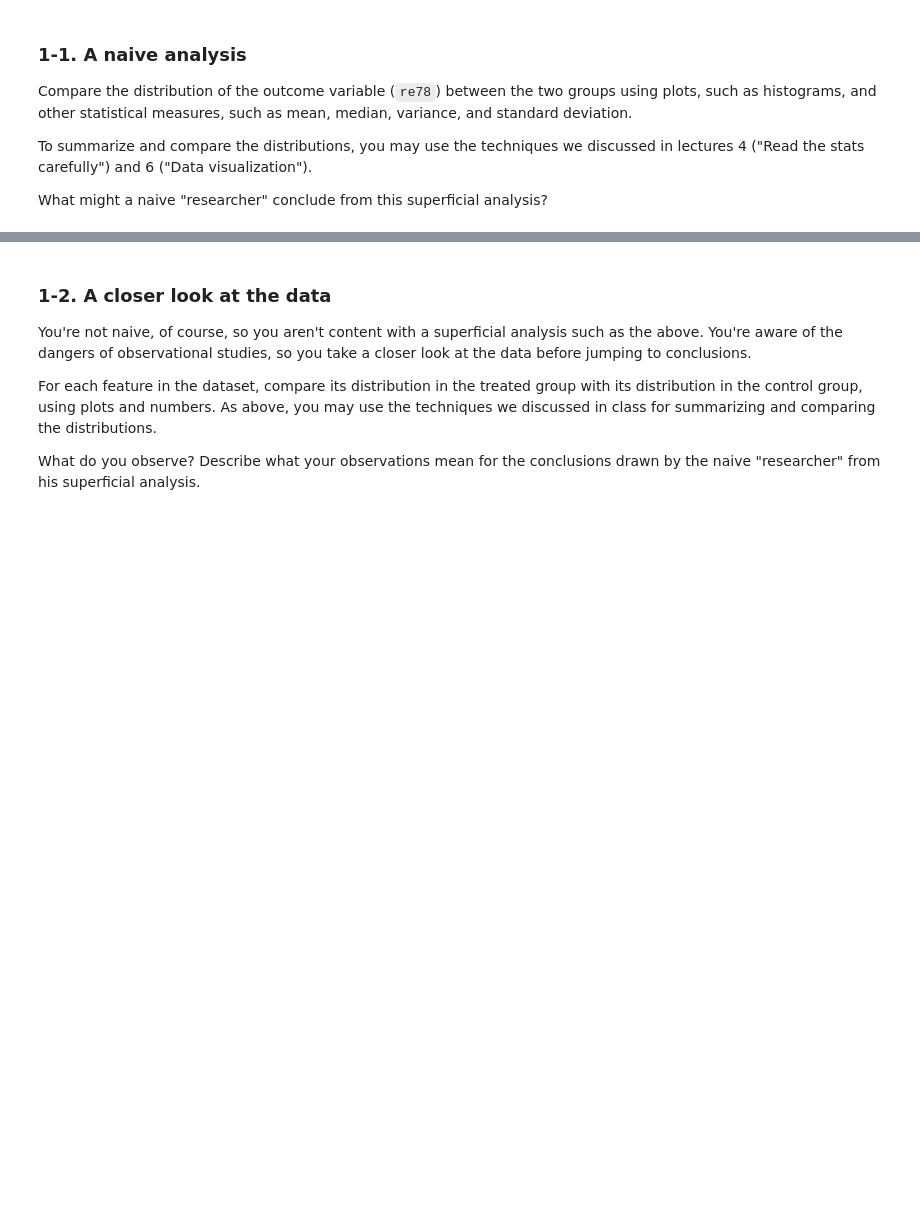
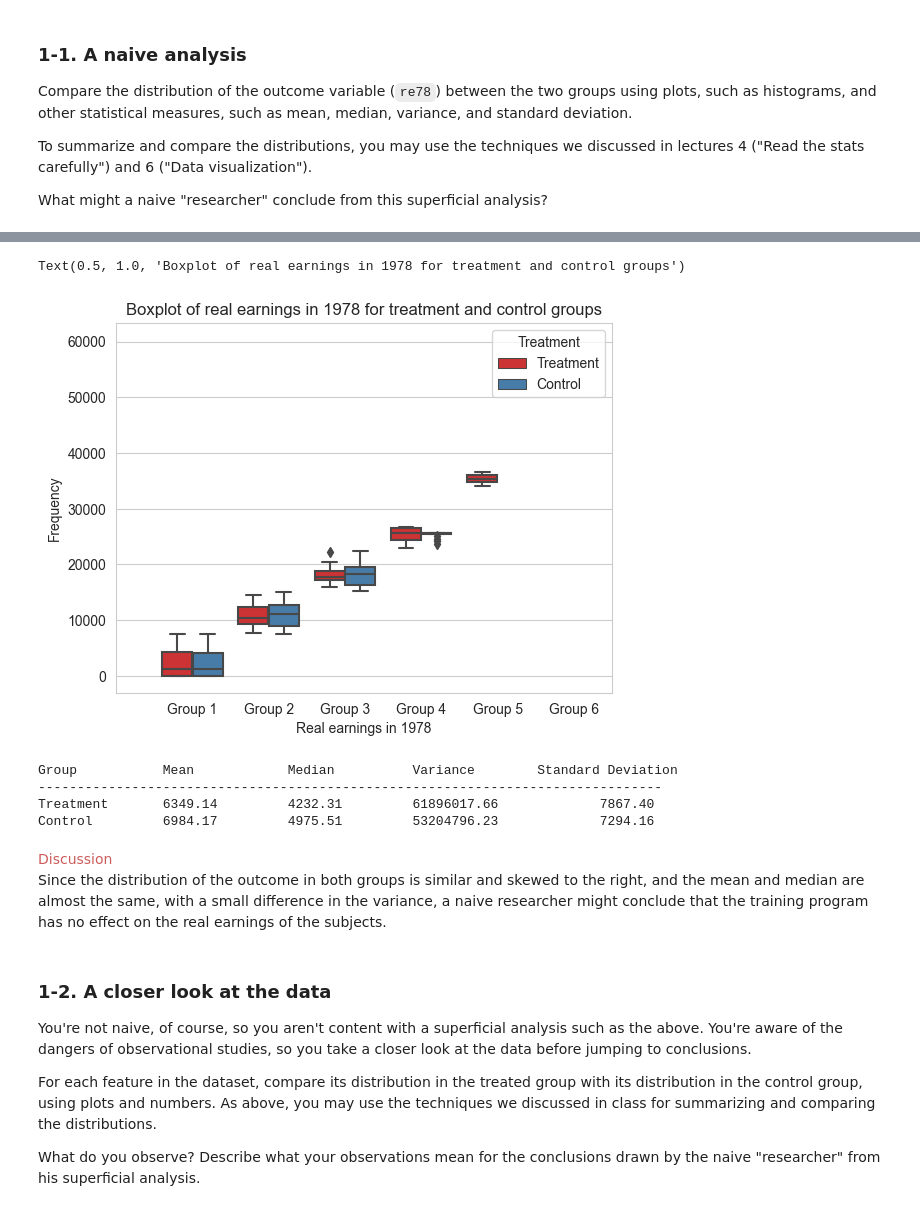
Before and after one commit to amirsoleix/exploratory-data-analysis, a Jupyter notebook: EDA-notebook.ipynb, the cells around one changed output, grey strips where cells are left out. Drawn from its saved outputs; the diff is of its cells as text; code cells hidden in the pictures; blank space fills up the shorter version.

```diff
--- a/EDA-notebook.ipynb
+++ b/EDA-notebook.ipynb
@@ -43,3 +88,37 @@ What might a naive "researcher" conclude from this superficial analysis?
+# %%
+# Make a column and classify the real earnings in 78 into 10 categories
+df_copy = df.copy()
+df_copy['re78_cat'] = pd.cut(df_copy['re78'], bins=8, labels=range(1, 9))
+df_copy.rename(columns={'treat': 'Treatment'}, inplace=True)
+df_copy['Treatment'] = df_copy['Treatment'].replace({0: 'Control', 1: 'Treatment'})
+
+
+# Plot boxplot of real earnings in 78 for treatment and control groups
+sns.set_style('whitegrid')
+sns.set_palette('Set1')
+sns.boxplot(data=df_copy, x='re78_cat', y='re78', hue='Treatment')
+plt.xlim(-1, 5.5)
+plt.xticks([0, 1, 2, 3, 4, 5], ['Group 1', 'Group 2', 'Group 3', 'Group 4', 'Group 5', 'Group 6'])
+plt.xlabel('Real earnings in 1978')
+plt.ylabel('Frequency')
+plt.title('Boxplot of real earnings in 1978 for treatment and control groups')
+# %% [output]
+Text(0.5, 1.0, 'Boxplot of real earnings in 1978 for treatment and control groups')
+[figure, added]
+# %%
+# Calculate mean, median, variance, and standard deviation for real earnings of treatment and control groups
+print('Group\t\tMean\t\tMedian\t\tVariance\tStandard Deviation')
+print('-'*80)
+print('Treatment\t{:.2f}\t\t{:.2f}\t\t{:.2f}\t\t{:.2f}'.format(df[df['treat'] == 1]['re78'].mean(), df[df['treat'] == 1]['re78'].median(), df[df['treat'] == 1]['re78'].var(), df[df['treat'] == 1]['re78'].std()))
+print('Control\t\t{:.2f}\t\t{:.2f}\t\t{:.2f}\t\t{:.2f}'.format(df[df['treat'] == 0]['re78'].mean(), df[df['treat'] == 0]['re78'].median(), df[df['treat'] == 0]['re78'].var(), df[df['treat'] == 0]['re78'].std()))
+# %% [output]
+Group           Mean            Median          Variance        Standard Deviation
+--------------------------------------------------------------------------------
+Treatment       6349.14         4232.31         61896017.66             7867.40
+Control         6984.17         4975.51         53204796.23             7294.16
+# %% [markdown]
+<span style='color:indianred'>Discussion</span>
+Since the distribution of the outcome in both groups is similar and skewed to the right, and the mean and median are almost the same, with a small difference in the variance, a naive researcher might conclude that the training program has no effect on the real earnings of the subjects.
 # %% [markdown]
 ### 1-2. A closer look at the data
 
```
Also changed, not shown: parts of 19 cells of this notebook.
